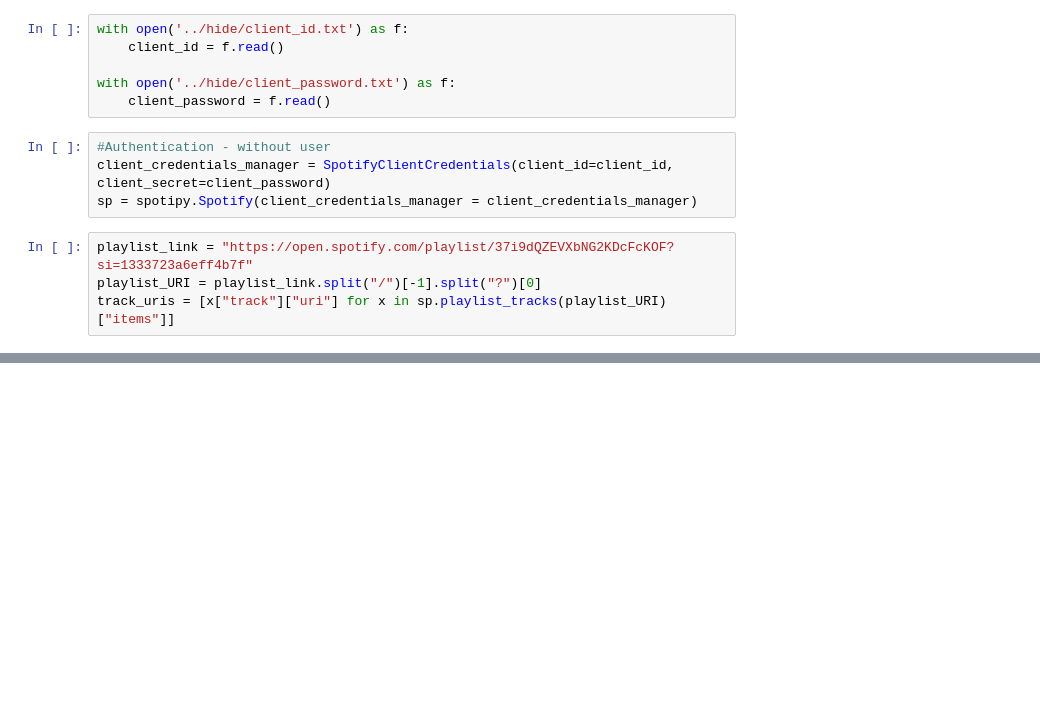
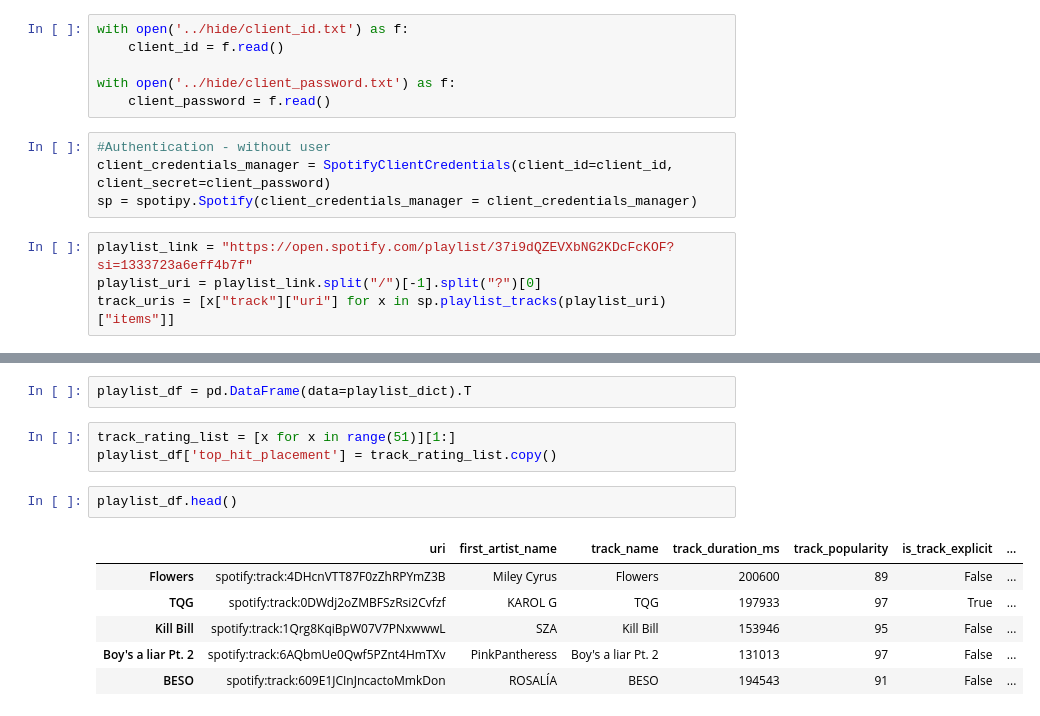
Before and after one commit to JAlexMcGraw/spotify_summarizer, a Jupyter notebook: notebooks/spotipy_tsp_notebook.ipynb, the cells around one changed output, grey strips where cells are left out. Drawn from its saved outputs; the diff is of its cells as text; blank space fills up the shorter version.

```diff
--- a/notebooks/spotipy_tsp_notebook.ipynb
+++ b/notebooks/spotipy_tsp_notebook.ipynb
@@ -22,5 +86,5 @@ client_credentials_manager = SpotifyClientCredentials(client_id=client_id, clien
 sp = spotipy.Spotify(client_credentials_manager = client_credentials_manager)
 # %%
 playlist_link = "https://open.spotify.com/playlist/37i9dQZEVXbNG2KDcFcKOF?si=1333723a6eff4b7f"
-playlist_URI = playlist_link.split("/")[-1].split("?")[0]
-track_uris = [x["track"]["uri"] for x in sp.playlist_tracks(playlist_URI)["items"]]
+playlist_uri = playlist_link.split("/")[-1].split("?")[0]
+track_uris = [x["track"]["uri"] for x in sp.playlist_tracks(playlist_uri)["items"]]
@@ -26,0 +106,14 @@ track_uris = [x["track"]["uri"] for x in sp.playlist_tracks(playlist_URI)["items
+# %%
+playlist_df = pd.DataFrame(data=playlist_dict).T
+# %%
+track_rating_list = [x for x in range(51)][1:]
+playlist_df['top_hit_placement'] = track_rating_list.copy()
+# %%
+playlist_df.head()
+# %% [output]
+|  | uri | first_artist_name | track_name | track_duration_ms | track_popularity | is_track_explicit | ... |
+| Flowers | spotify:track:4DHcnVTT87F0zZhRPYmZ3B | Miley Cyrus | Flowers | 200600 | 89 | False | ... |
+| TQG | spotify:track:0DWdj2oZMBFSzRsi2Cvfzf | KAROL G | TQG | 197933 | 97 | True | ... |
+| Kill Bill | spotify:track:1Qrg8KqiBpW07V7PNxwwwL | SZA | Kill Bill | 153946 | 95 | False | ... |
+| Boy's a liar Pt. 2 | spotify:track:6AQbmUe0Qwf5PZnt4HmTXv | PinkPantheress | Boy's a liar Pt. 2 | 131013 | 97 | False | ... |
+| BESO | spotify:track:609E1JCInJncactoMmkDon | ROSALÍA | BESO | 194543 | 91 | False | ... |
```
Also changed, not shown: parts of 43 cells of this notebook, 6 other files.
